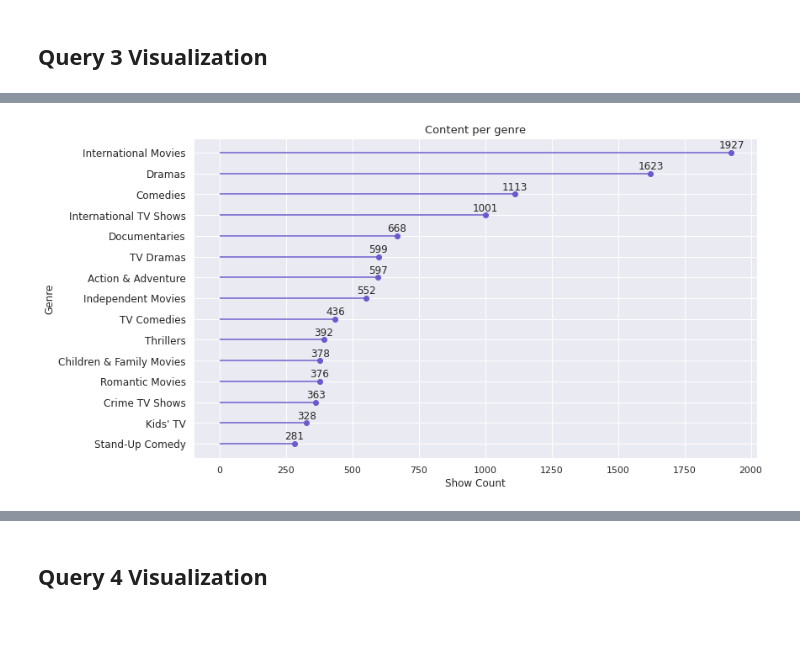
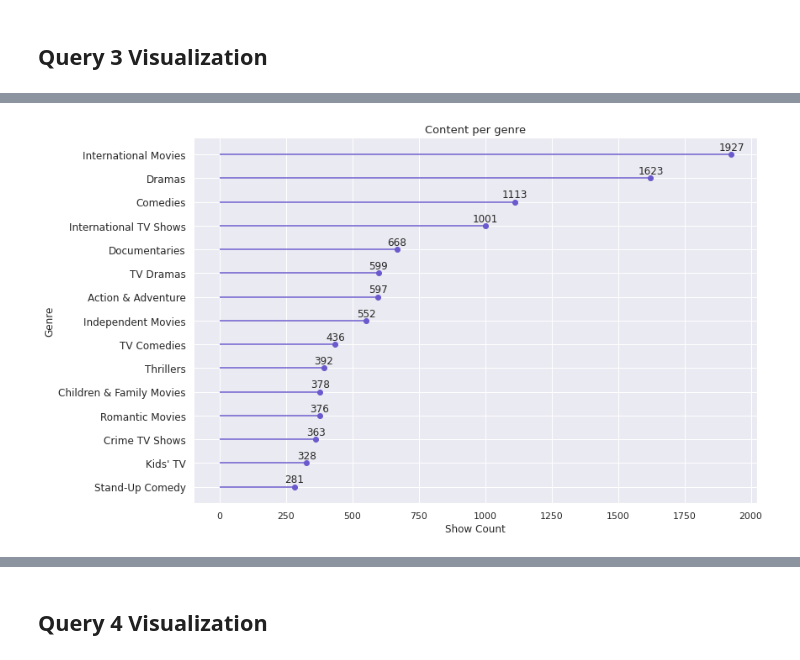
Before and after one commit to gbouzioto/big_data_management_master_2021, a Jupyter notebook: project_2/visualization/project_2_visualization.ipynb, the cells around one changed output, grey strips where cells are left out. Cells and saved outputs as stored; diff of their text form; code cells hidden in the pictures; blank space fills up the shorter version.

```diff
--- a/project_2/visualization/project_2_visualization.ipynb
+++ b/project_2/visualization/project_2_visualization.ipynb
@@ -115,26 +103,26 @@ df.head()
 # %%
 # get top 15 genres
 df_top = df.iloc[:15, :]
 df_top = df_top[::-1].copy()
 
-plt.figure(figsize=(12, 7)) # Select the appropriate size
+plt.figure(figsize=(12, 8)) # Select the appropriate size
 
 # Plot results
 plt.hlines(y=df_top['genre'], xmin=0, xmax=df_top['count'], color='slateblue')
 plt.plot(df_top['count'], df_top['genre'], 'o', color='slateblue')
 plt.title('Content per genre', fontsize=13)
 plt.xlabel('Show Count')
 plt.ylabel('Genre')
 plt.yticks(size=12)
 
 for x,y in zip(df_top['count'], df_top['genre']):
     plt.annotate('{:.0f}'.format(x), xy=(x,y), xytext=(0,5), textcoords='offset points',
                  ha='center', fontsize=12)
 
 
 plt.show()
 # %% [output]
-[figure, old version]
+[figure, new version]
 # %%
 # get top 15 genres
 df_top = df.iloc[:15, :]
```
Also changed, not shown: parts of 11 cells of this notebook, 1 other file.
